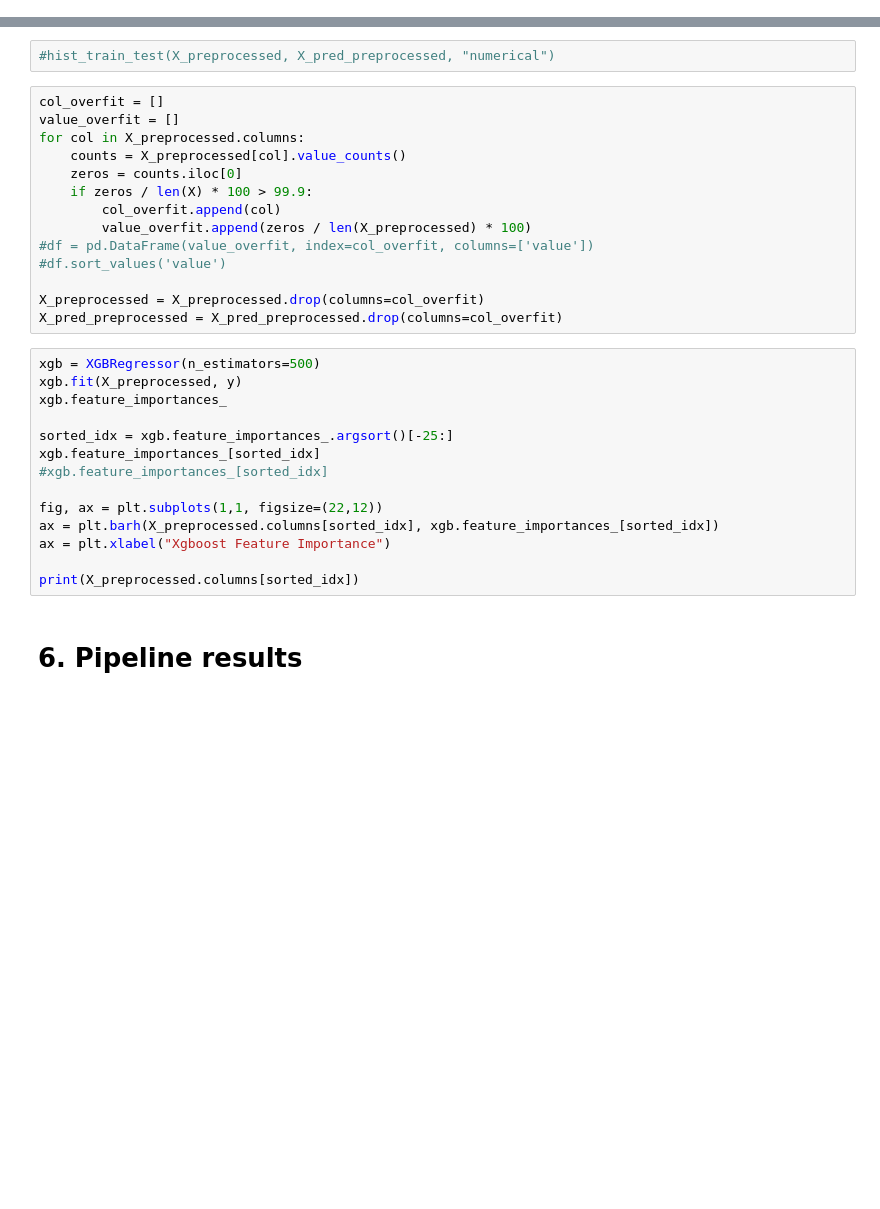
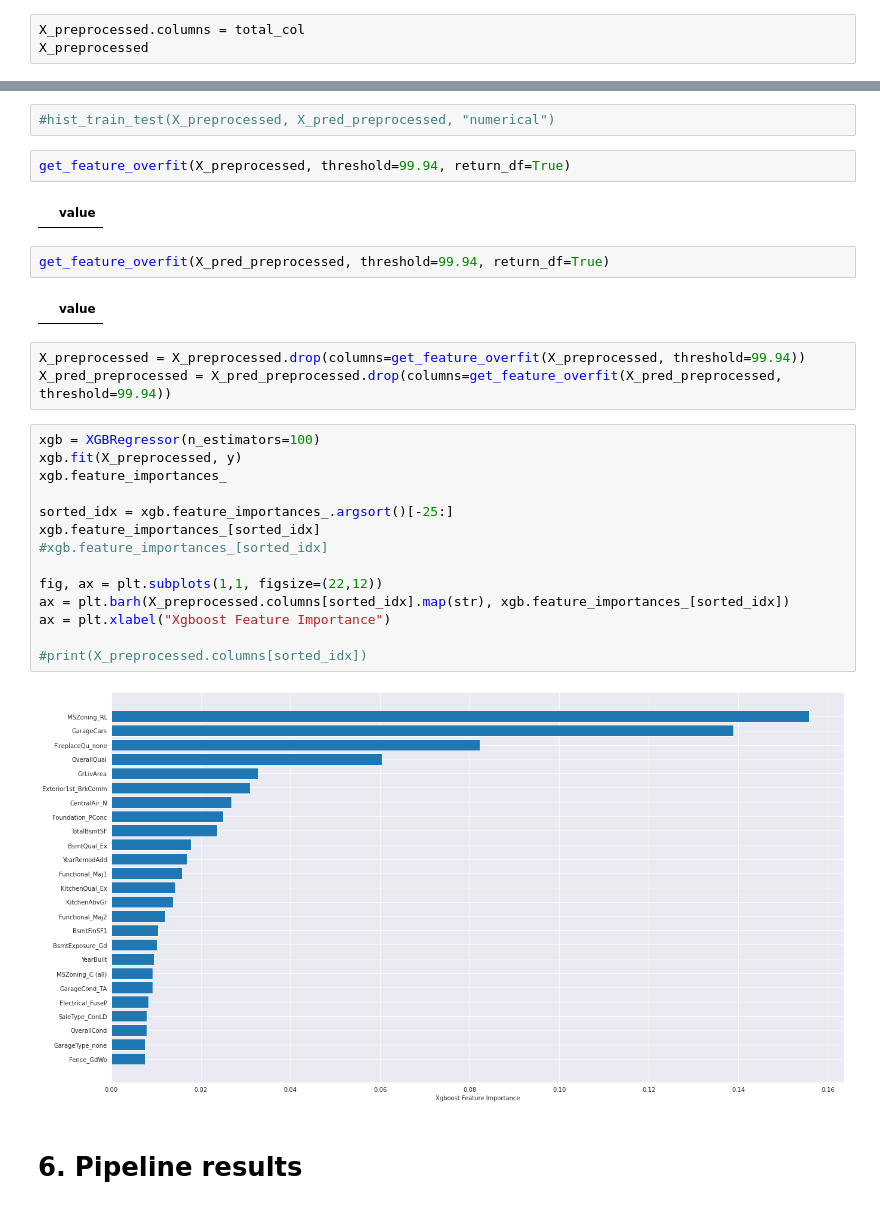
Before and after one commit to max-lutz/Kaggle_competitions, a Jupyter notebook: house-price-regression-full-eda-ml-workflow.ipynb, the cells around one changed output, grey strips where cells are left out. Saved outputs shown, nothing was run; the diff lists cells and outputs as text; blank space fills up the shorter version.

```diff
--- a/house-price-regression-full-eda-ml-workflow.ipynb
+++ b/house-price-regression-full-eda-ml-workflow.ipynb
@@ -1091,0 +1130,3 @@ X_pred_preprocessed = pd.DataFrame.from_records(pipeline.transform(X_pred))
+# %%
+X_preprocessed.columns = total_col
+X_preprocessed
@@ -1092,33 +1154,32 @@ X_pred_preprocessed = pd.DataFrame.from_records(pipeline.transform(X_pred))
 # %%
 #hist_train_test(X_preprocessed, X_pred_preprocessed, "numerical")
-# %%
-col_overfit = []
-value_overfit = []
-for col in X_preprocessed.columns:
-    counts = X_preprocessed[col].value_counts()
-    zeros = counts.iloc[0]
-    if zeros / len(X) * 100 > 99.9:
-        col_overfit.append(col)
-        value_overfit.append(zeros / len(X_preprocessed) * 100)
-#df = pd.DataFrame(value_overfit, index=col_overfit, columns=['value'])
-#df.sort_values('value')
-
-X_preprocessed = X_preprocessed.drop(columns=col_overfit)
-X_pred_preprocessed = X_pred_preprocessed.drop(columns=col_overfit)
+# %%
+get_feature_overfit(X_preprocessed, threshold=99.94, return_df=True)
+# %% [output]
+|  | value |
+# %%
+get_feature_overfit(X_pred_preprocessed, threshold=99.94, return_df=True)
+# %% [output]
+|  | value |
+# %%
+X_preprocessed = X_preprocessed.drop(columns=get_feature_overfit(X_preprocessed, threshold=99.94))
+X_pred_preprocessed = X_pred_preprocessed.drop(columns=get_feature_overfit(X_pred_preprocessed, threshold=99.94))
 # %%
-xgb = XGBRegressor(n_estimators=500)
+xgb = XGBRegressor(n_estimators=100)
 xgb.fit(X_preprocessed, y)
 xgb.feature_importances_
 
 sorted_idx = xgb.feature_importances_.argsort()[-25:]
 xgb.feature_importances_[sorted_idx]
 #xgb.feature_importances_[sorted_idx]
 
 fig, ax = plt.subplots(1,1, figsize=(22,12))
-ax = plt.barh(X_preprocessed.columns[sorted_idx], xgb.feature_importances_[sorted_idx])
+ax = plt.barh(X_preprocessed.columns[sorted_idx].map(str), xgb.feature_importances_[sorted_idx])
 ax = plt.xlabel("Xgboost Feature Importance")
 
-print(X_preprocessed.columns[sorted_idx])
+#print(X_preprocessed.columns[sorted_idx])
+# %% [output]
+[figure, added]
 # %% [markdown]
 # 6. Pipeline results
 # %%
```
Also changed, not shown: parts of 12 cells of this notebook.
